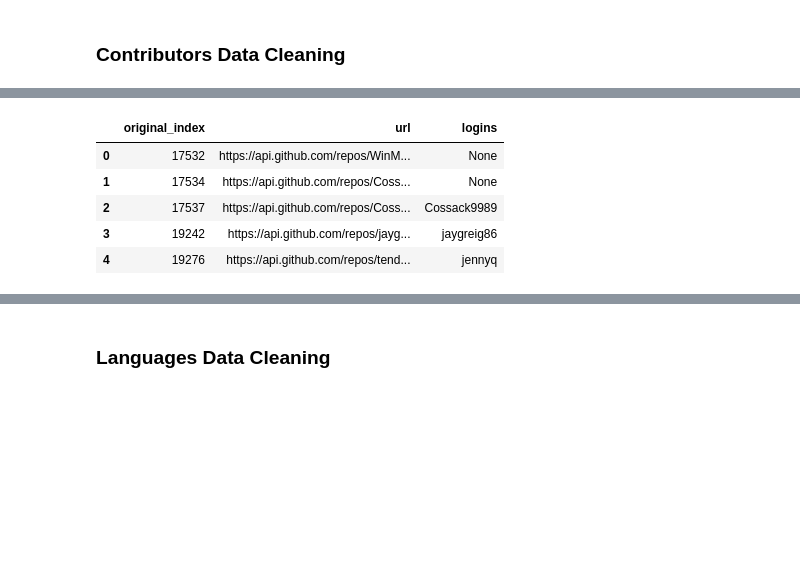
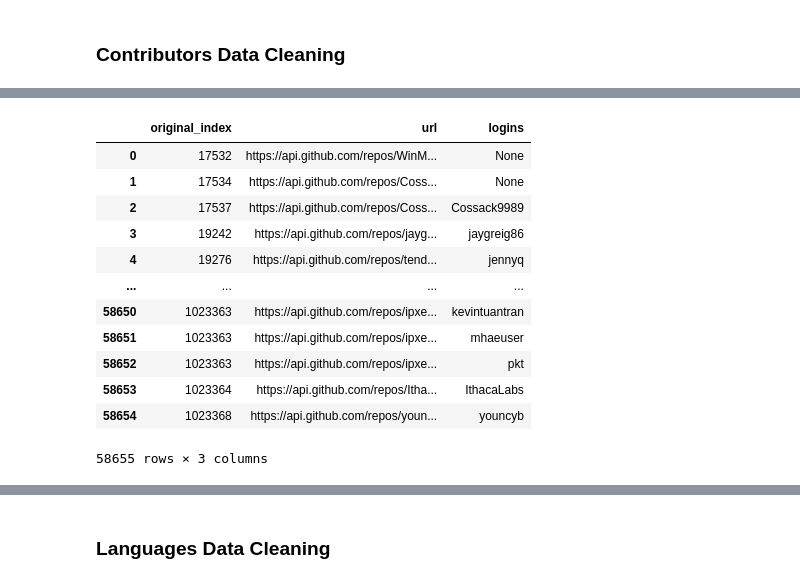
Before and after one commit to karinakanjaria/cyber-etl, a Jupyter notebook: gitlinks/githubDataProcessing.ipynb, the cells around one changed output, grey strips where cells are left out. Saved outputs shown, nothing was run; the diff lists cells and outputs as text; code cells hidden in the pictures; blank space fills up the shorter version.

```diff
--- a/gitlinks/githubDataProcessing.ipynb
+++ b/gitlinks/githubDataProcessing.ipynb
@@ -37,13 +37,20 @@ for i in range(len(cons)):
         result.append([cons.original_index[i], cons.url[i], name])
 # %%
 loginsdf = pd.DataFrame(result, columns = ['original_index', 'url', 'logins'])
-loginsdf.head()
+loginsdf
 # %% [output]
 |  | original_index | url | logins |
 | 0 | 17532 | https://api.github.com/repos/WinM... | None |
 | 1 | 17534 | https://api.github.com/repos/Coss... | None |
 | 2 | 17537 | https://api.github.com/repos/Coss... | Cossack9989 |
 | 3 | 19242 | https://api.github.com/repos/jayg... | jaygreig86 |
 | 4 | 19276 | https://api.github.com/repos/tend... | jennyq |
+| ... | ... | ... | ... |
+| 58650 | 1023363 | https://api.github.com/repos/ipxe... | kevintuantran |
+| 58651 | 1023363 | https://api.github.com/repos/ipxe... | mhaeuser |
+| 58652 | 1023363 | https://api.github.com/repos/ipxe... | pkt |
+| 58653 | 1023364 | https://api.github.com/repos/Itha... | IthacaLabs |
+| 58654 | 1023368 | https://api.github.com/repos/youn... | youncyb |
+58655 rows × 3 columns
 # %%
 loginsdf = loginsdf[loginsdf.logins.notnull()]
```
Also changed, not shown: parts of 8 cells of this notebook, 17 other files.
